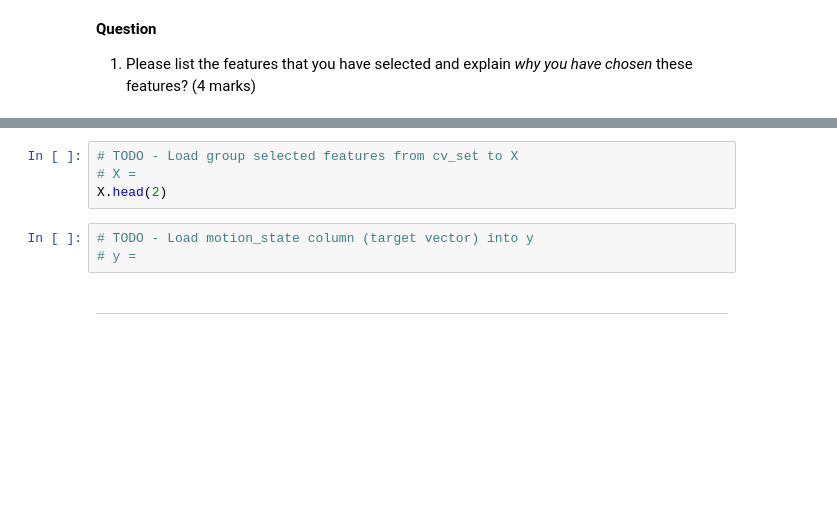
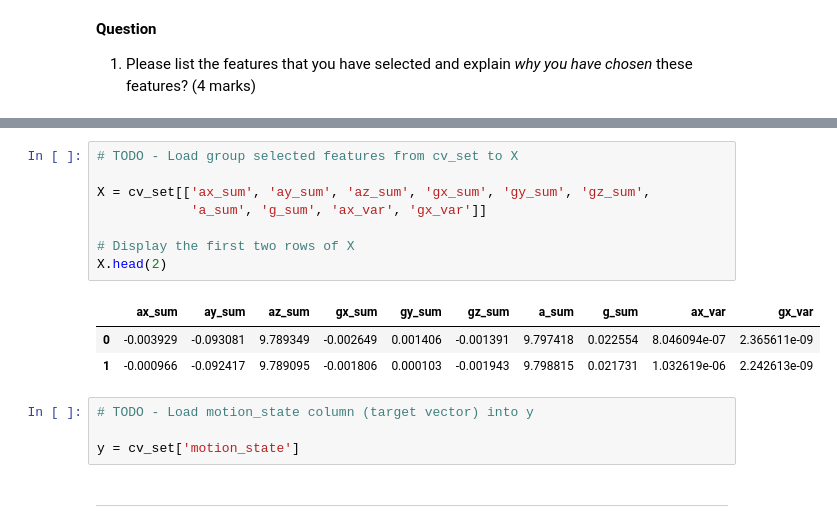
Before and after one commit to ShaikhSikanderAli/engg680_2024_fall, a Jupyter notebook: Lab_Assignment4/Assignment 4.ipynb, the cells around one changed output, grey strips where cells are left out. Saved outputs shown, nothing was run; the diff lists cells and outputs as text; blank space fills up the shorter version.

```diff
--- a/Lab_Assignment4/Assignment 4.ipynb
+++ b/Lab_Assignment4/Assignment 4.ipynb
@@ -840,10 +874,19 @@ ___
 # %%
 # TODO - Load group selected features from cv_set to X
-# X =
+
+X = cv_set[['ax_sum', 'ay_sum', 'az_sum', 'gx_sum', 'gy_sum', 'gz_sum',
+            'a_sum', 'g_sum', 'ax_var', 'gx_var']]
+
+# Display the first two rows of X
 X.head(2)
+# %% [output]
+|  | ax_sum | ay_sum | az_sum | gx_sum | gy_sum | gz_sum | a_sum | g_sum | ax_var | gx_var |
+| 0 | -0.003929 | -0.093081 | 9.789349 | -0.002649 | 0.001406 | -0.001391 | 9.797418 | 0.022554 | 8.046094e-07 | 2.365611e-09 |
+| 1 | -0.000966 | -0.092417 | 9.789095 | -0.001806 | 0.000103 | -0.001943 | 9.798815 | 0.021731 | 1.032619e-06 | 2.242613e-09 |
 # %%
 # TODO - Load motion_state column (target vector) into y
-# y =
+
+y = cv_set['motion_state']
 # %% [markdown]
 ___
 # %% [markdown]
```
Also changed, not shown: parts of 18 cells of this notebook, 3 other files.
